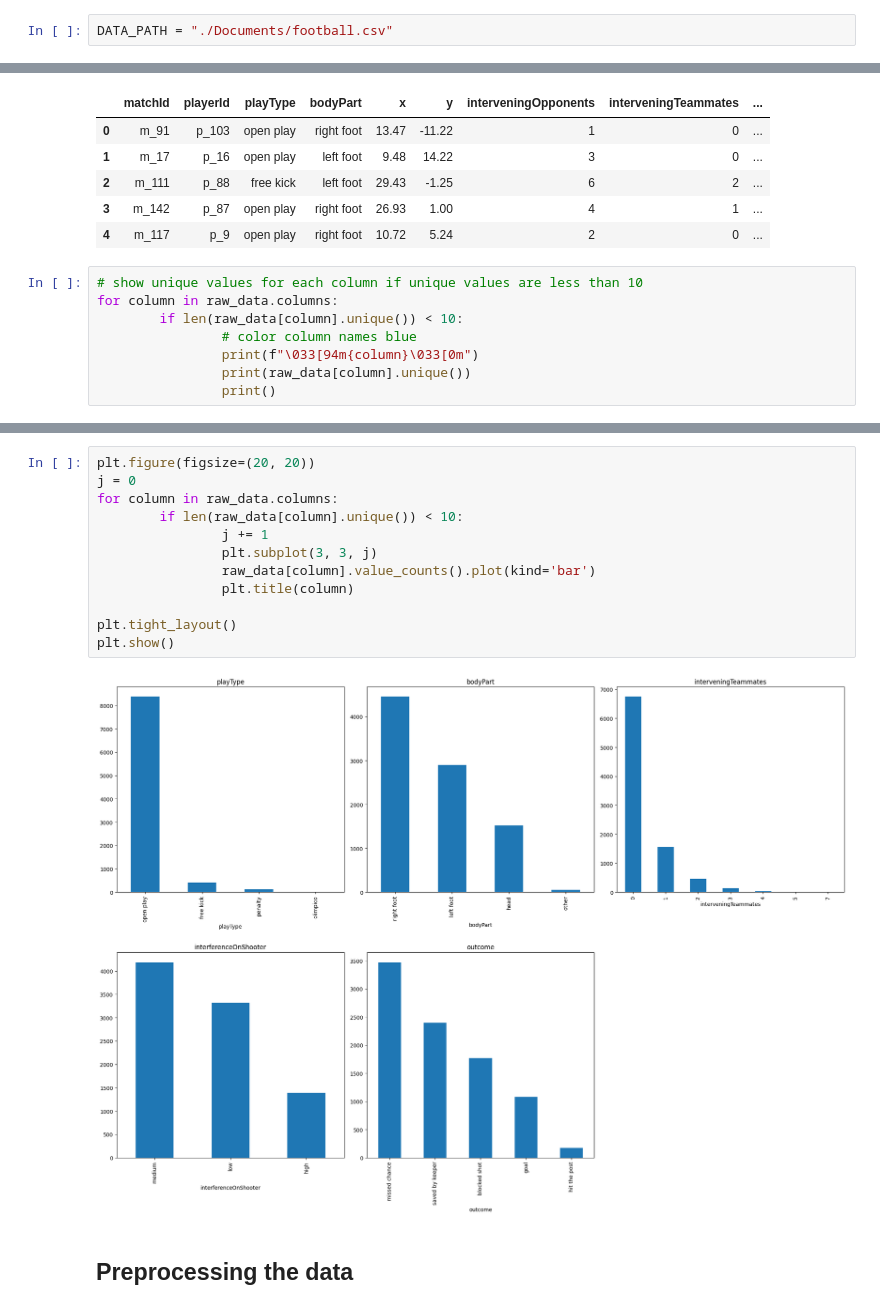
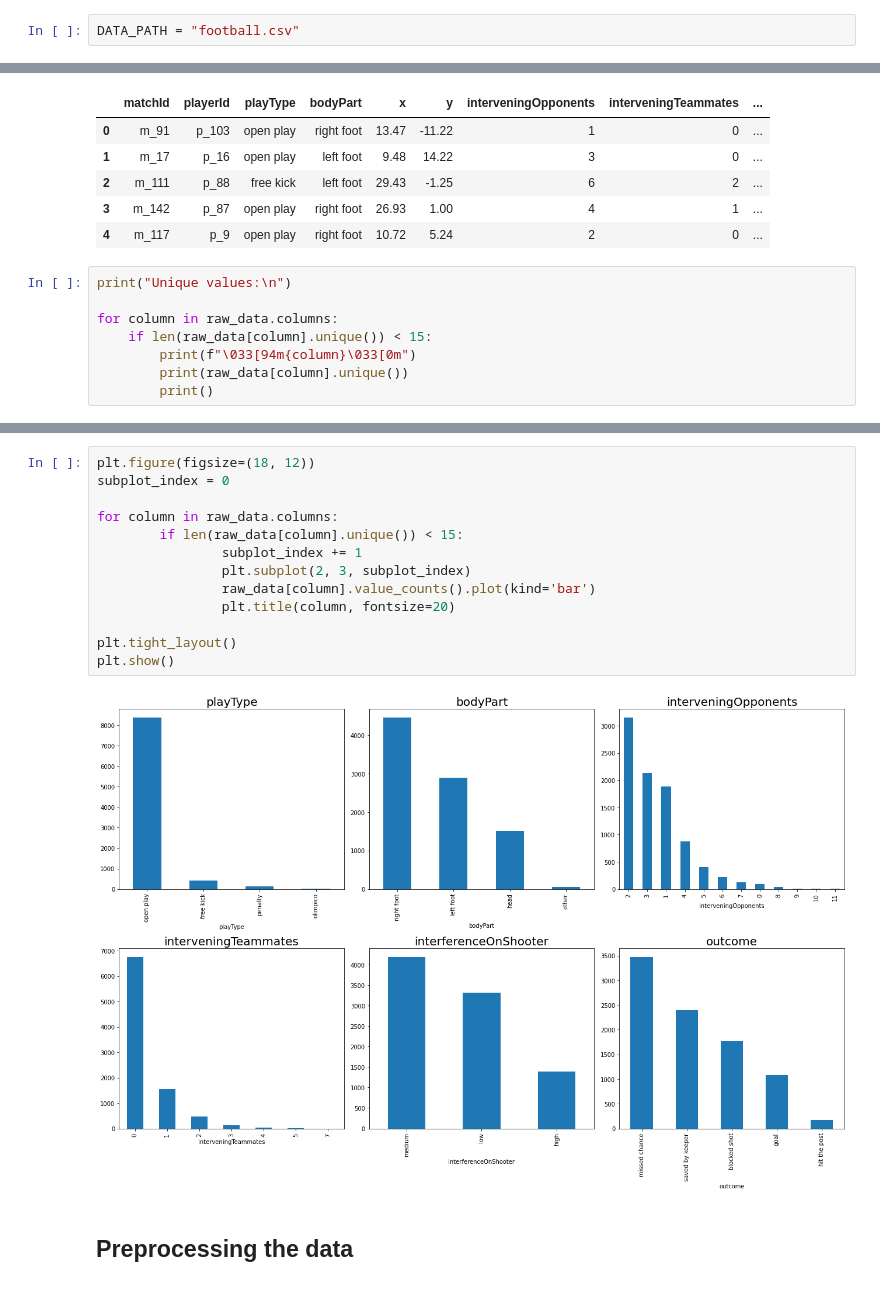
Before and after one commit to avamirm/Multivariate-Regression-Cross-Validation, a Jupyter notebook: Task 1/footballAnalysis.ipynb, the cells around one changed output, grey strips where cells are left out. Cells and saved outputs as stored; diff of their text form.

```diff
--- a/Task 1/footballAnalysis.ipynb
+++ b/Task 1/footballAnalysis.ipynb
@@ -16,3 +21,3 @@ from sklearn.preprocessing import LabelEncoder
 # %%
-DATA_PATH = "./Documents/football.csv"
+DATA_PATH = "football.csv"
 # %%
@@ -62,11 +68,11 @@ raw_data.head()
 | 3 | m_142 | p_87 | open play | right foot | 26.93 | 1.00 | 4 | 1 | ... |
 | 4 | m_117 | p_9 | open play | right foot | 10.72 | 5.24 | 2 | 0 | ... |
 # %%
-# show unique values for each column if unique values are less than 10
+print("Unique values:\n")
+
 for column in raw_data.columns:
-		if len(raw_data[column].unique()) < 10:
-				# color column names blue
-				print(f"\033[94m{column}\033[0m")
-				print(raw_data[column].unique())
-				print()
+	if len(raw_data[column].unique()) < 15:
+		print(f"\033[94m{column}\033[0m")
+		print(raw_data[column].unique())
+		print()
 # %% [output]
@@ -86,18 +97,19 @@ outcome
 ['goal' 'saved by keeper' 'missed chance' 'blocked shot' 'hit the post'
  nan]
 # %%
-plt.figure(figsize=(20, 20))
-j = 0
+plt.figure(figsize=(18, 12))
+subplot_index = 0
+
 for column in raw_data.columns:
-		if len(raw_data[column].unique()) < 10:
-				j += 1
-				plt.subplot(3, 3, j)
+		if len(raw_data[column].unique()) < 15:
+				subplot_index += 1
+				plt.subplot(2, 3, subplot_index)
 				raw_data[column].value_counts().plot(kind='bar')
-				plt.title(column)
+				plt.title(column, fontsize=20)
 
 plt.tight_layout()
 plt.show()
 # %% [output]
-[figure, old version]
+[figure, new version]
 # %% [markdown]
 ## Preprocessing the data
```
Also changed, not shown: parts of 81 cells of this notebook.
